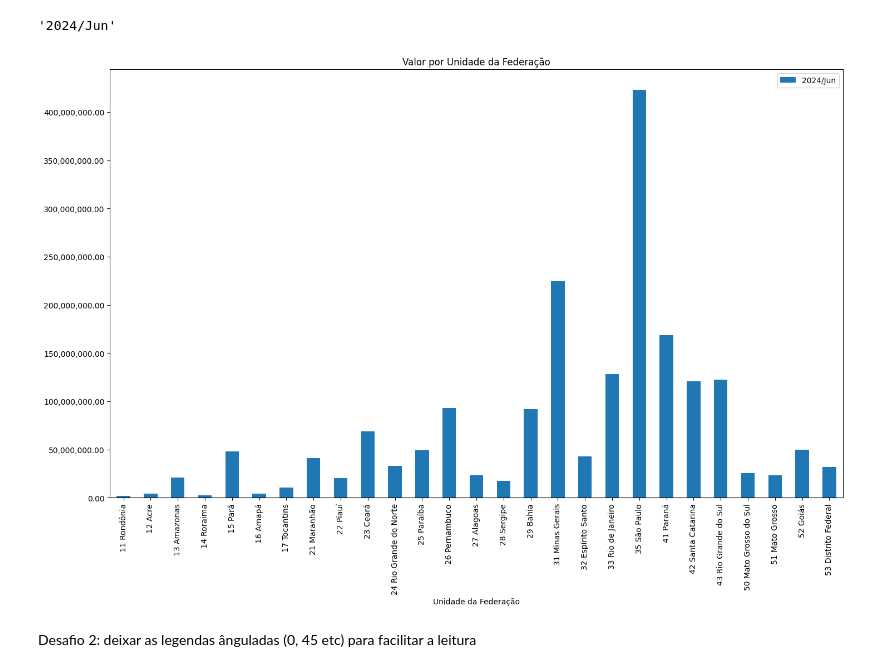
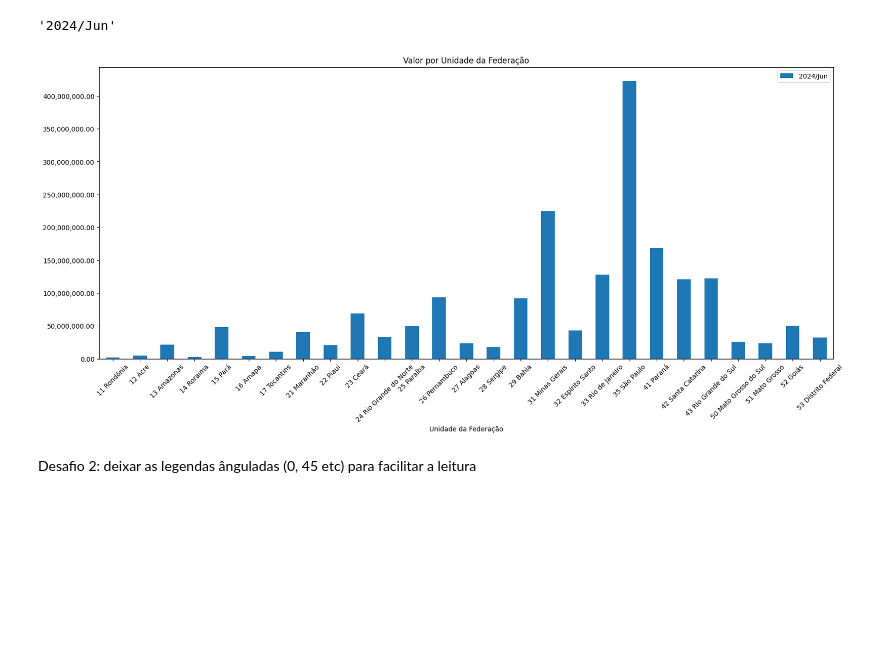
Before and after one commit to SandraRojasZ/Data-Analytics, a Jupyter notebook: pos-datascience-analise-e-exploracao-de-dados-aula1/Produção_Hospitalar_A2.ipynb, the cells around one changed output. Saved outputs shown, nothing was run; the diff lists cells and outputs as text; code cells hidden in the pictures; blank space fills up the shorter version.

Commit message:
Desafio 2: deixar as legendas ânguladas (0, 45 etc) para facilitar a leitura

```diff
--- a/pos-datascience-analise-e-exploracao-de-dados-aula1/Produção_Hospitalar_A2.ipynb
+++ b/pos-datascience-analise-e-exploracao-de-dados-aula1/Produção_Hospitalar_A2.ipynb
@@ -125,11 +115,13 @@ coluna_recente
 '2024/Jun'
 # %%
 import matplotlib.ticker as ticker
-axis = dados.plot(x="Unidade da Federação", y = coluna_recente, kind="bar", figsize=(17,10))
+import matplotlib.pyplot as plt
+axis = dados.plot(x="Unidade da Federação", y = coluna_recente, kind="bar", figsize=(20,8))
 axis.yaxis.set_major_formatter(ticker.StrMethodFormatter("{x:,.2f}"))
+plt.xticks(rotation=45)
 plt.title("Valor por Unidade da Federação")
 plt.show()
 # %% [output]
-[figure, old version]
+[figure, new version]
 # %% [markdown]
 Desafio 2: deixar as legendas ânguladas (0, 45 etc) para facilitar a leitura
```
Also changed, not shown: parts of 2 cells of this notebook.
